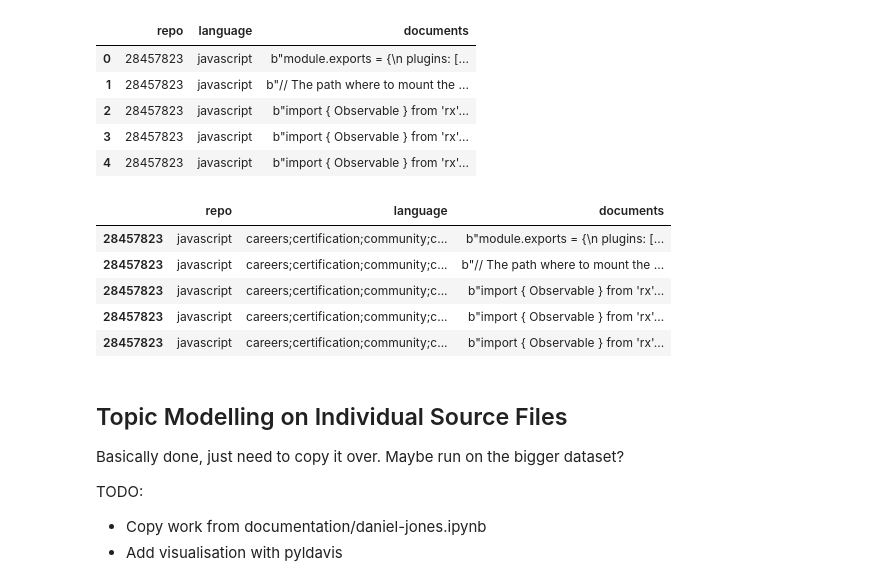
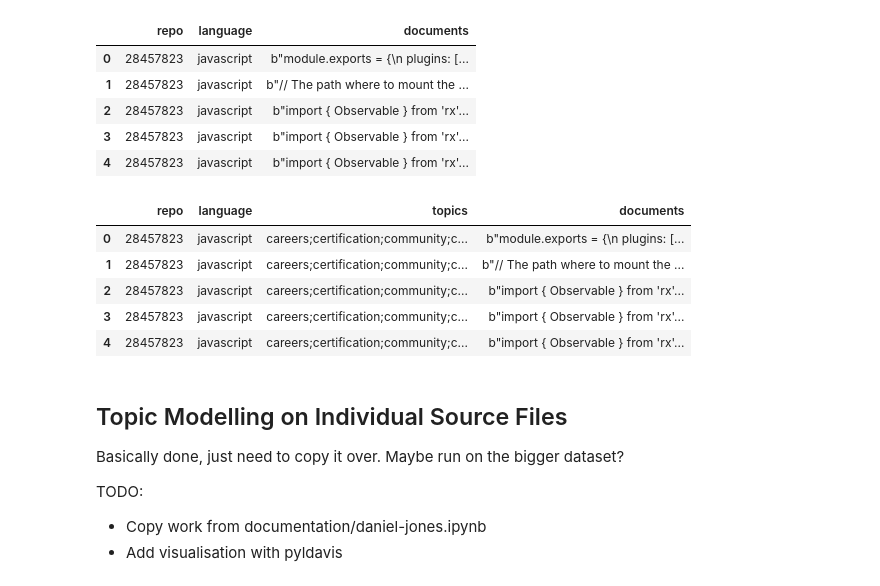
Before and after one commit to SJames528/data-science-toolbox-4, a Jupyter notebook: project/report.ipynb, the cells around one changed output. Drawn from its saved outputs; the diff is of its cells as text; code cells hidden in the pictures.

```diff
--- a/project/report.ipynb
+++ b/project/report.ipynb
@@ -31,15 +32,19 @@ minimal_dataset.head()
 | 3 | 28457823 | javascript | b"import { Observable } from 'rx'... |
 | 4 | 28457823 | javascript | b"import { Observable } from 'rx'... |
 # %%
-full_dataset = pandas.read_csv("../data/full-dataset.csv.gz", header=None, names=['repo', 'language', 'documents'])
+full_dataset = pandas.read_csv("../data/full-dataset.csv.gz", header=None, names=['repo', 'language',  'topics', 'documents'])
+
+# Remove Github 'topics' since we don't use them in this analysis
+full_dataset.drop(columns='topics')
+
 full_dataset.head()
 # %% [output]
-|  | repo | language | documents |
-| 28457823 | javascript | careers;certification;community;c... | b"module.exports = {\n plugins: [... |
-| 28457823 | javascript | careers;certification;community;c... | b"// The path where to mount the ... |
-| 28457823 | javascript | careers;certification;community;c... | b"import { Observable } from 'rx'... |
-| 28457823 | javascript | careers;certification;community;c... | b"import { Observable } from 'rx'... |
-| 28457823 | javascript | careers;certification;community;c... | b"import { Observable } from 'rx'... |
+|  | repo | language | topics | documents |
+| 0 | 28457823 | javascript | careers;certification;community;c... | b"module.exports = {\n plugins: [... |
+| 1 | 28457823 | javascript | careers;certification;community;c... | b"// The path where to mount the ... |
+| 2 | 28457823 | javascript | careers;certification;community;c... | b"import { Observable } from 'rx'... |
+| 3 | 28457823 | javascript | careers;certification;community;c... | b"import { Observable } from 'rx'... |
+| 4 | 28457823 | javascript | careers;certification;community;c... | b"import { Observable } from 'rx'... |
 # %% [markdown]
 ## Topic Modelling on Individual Source Files
 
```
Also changed, not shown: parts of 12 cells of this notebook.
